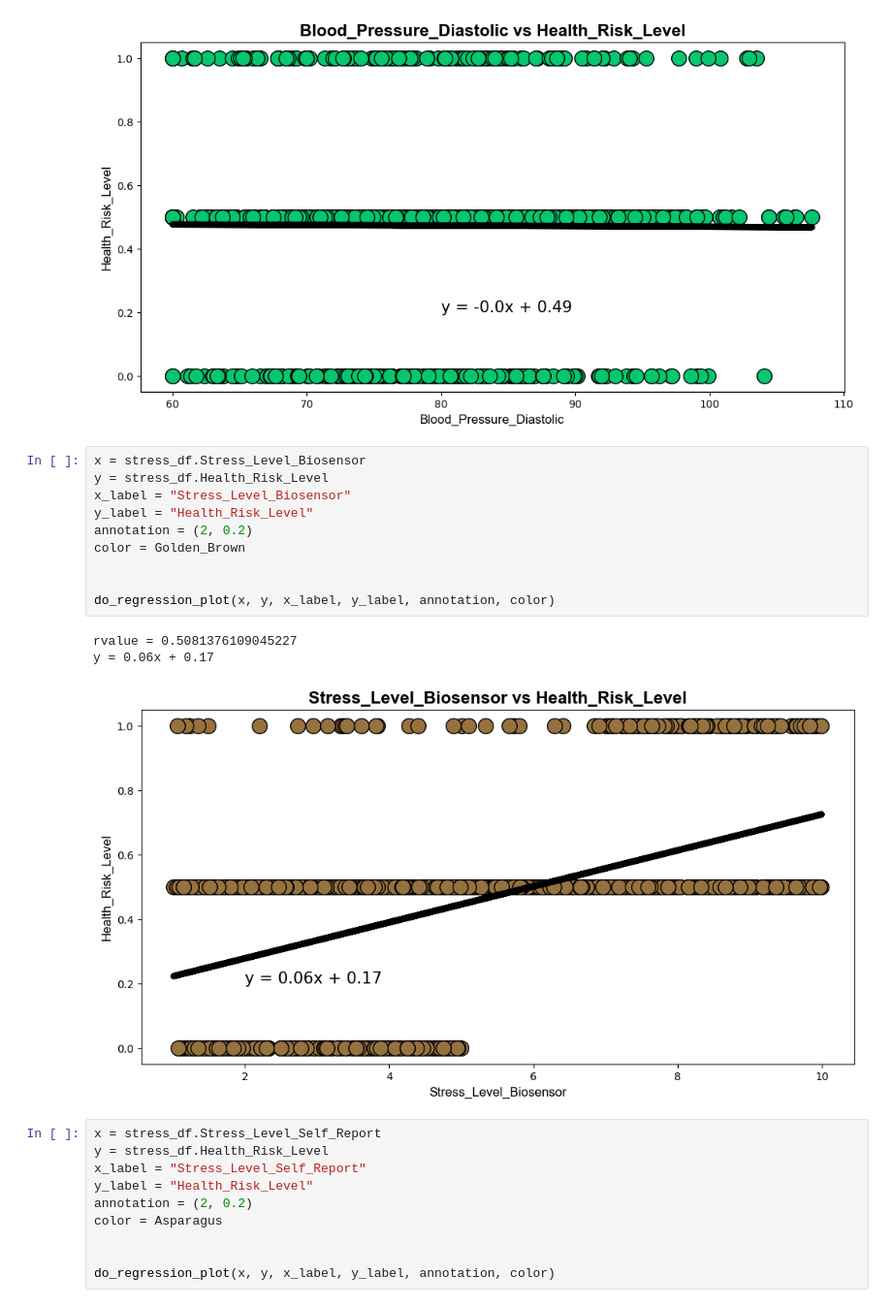
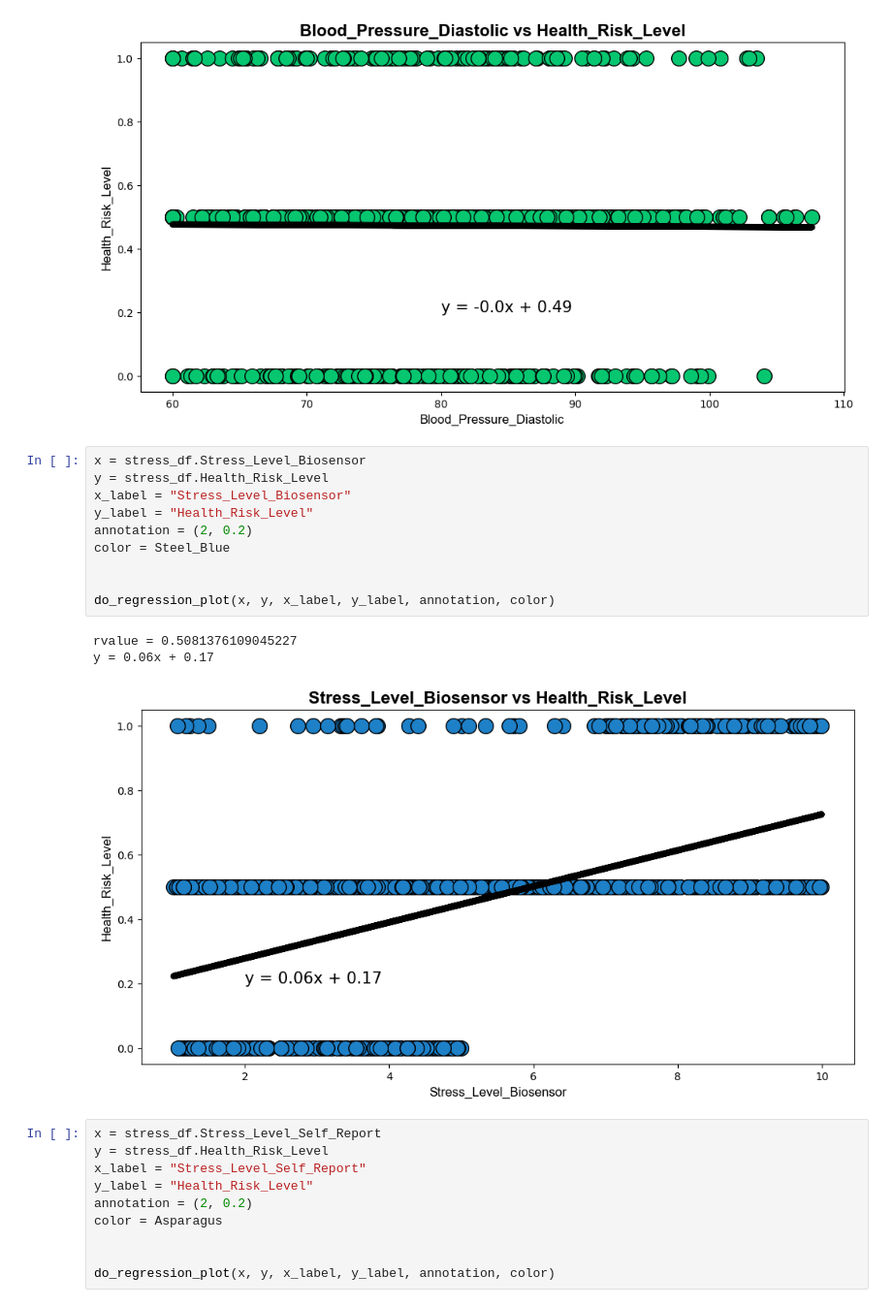
Before and after one commit to Aayushi015/Project1-Group10, a Jupyter notebook: Chandler_Work/Answering_Question_A.ipynb, the cells around one changed output. Shown at 97% size. Cells and saved outputs as stored; diff of their text form.

```diff
--- a/Chandler_Work/Answering_Question_A.ipynb
+++ b/Chandler_Work/Answering_Question_A.ipynb
@@ -345,17 +483,17 @@ y = -0.0x + 0.49
 # %%
 x = stress_df.Stress_Level_Biosensor
 y = stress_df.Health_Risk_Level
 x_label = "Stress_Level_Biosensor"
 y_label = "Health_Risk_Level"
 annotation = (2, 0.2)
-color = Golden_Brown
+color = Steel_Blue
 
 
 do_regression_plot(x, y, x_label, y_label, annotation, color)
 # %% [output]
 rvalue = 0.5081376109045227
 y = 0.06x + 0.17
-[figure, old version]
+[figure, new version]
 # %%
 x = stress_df.Stress_Level_Self_Report
 y = stress_df.Health_Risk_Level
```
Also changed, not shown: parts of 28 cells of this notebook, 8 other files.
